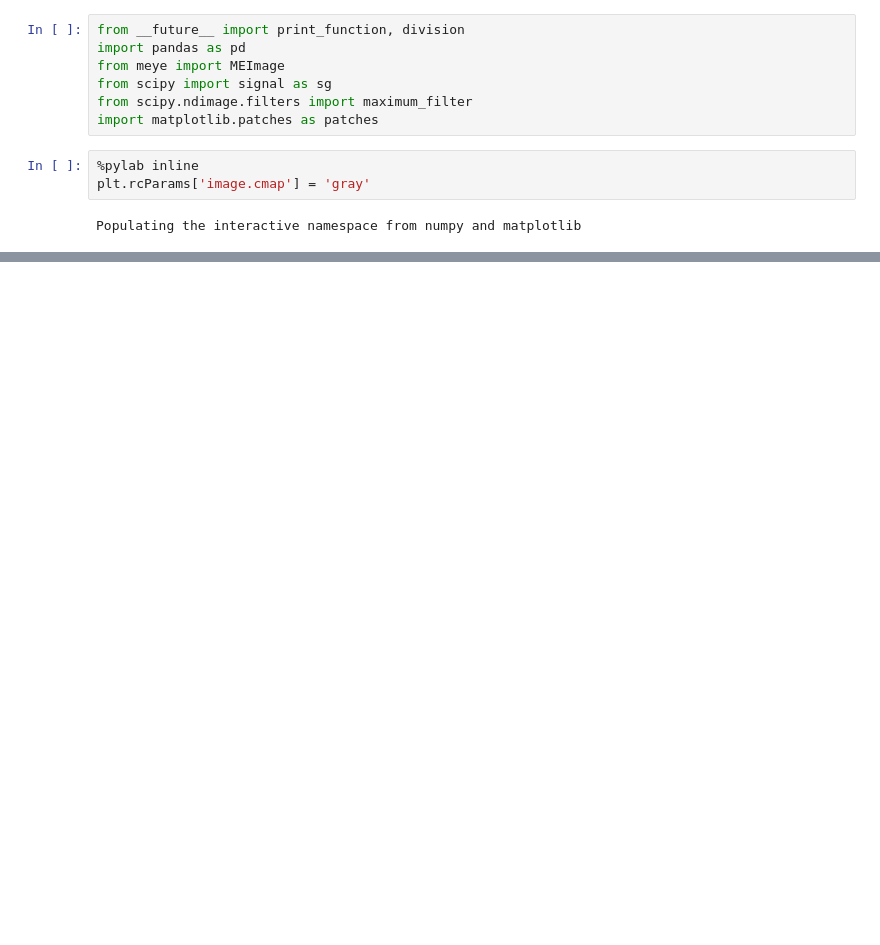
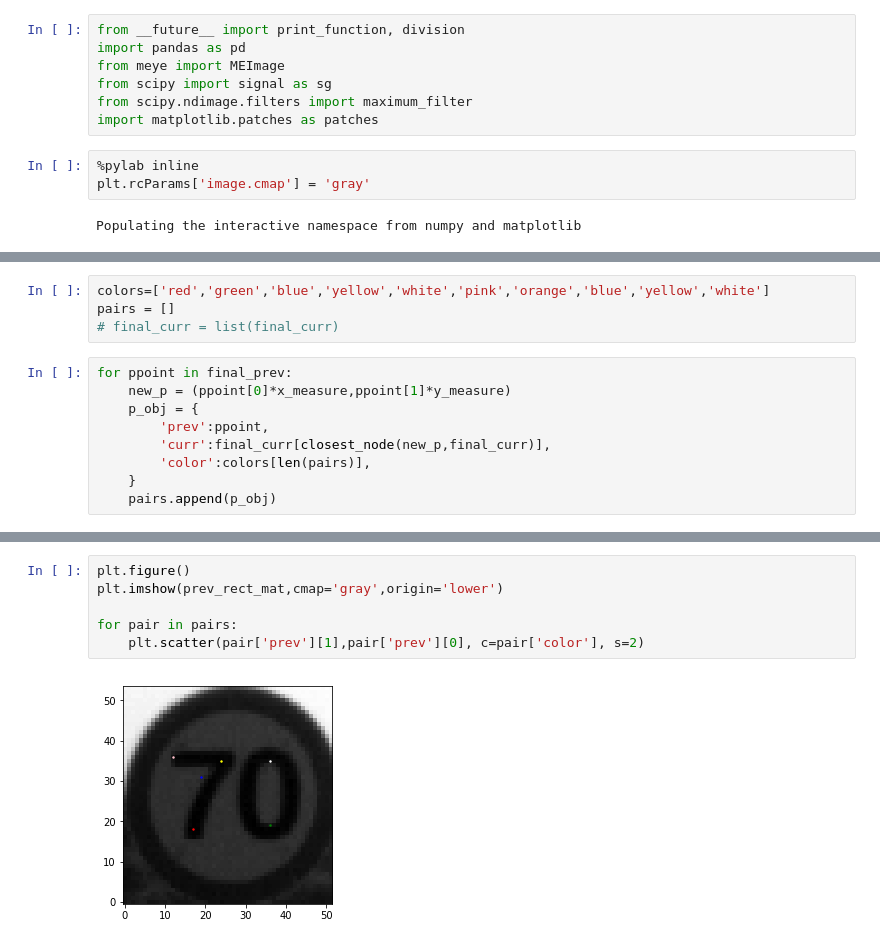
Before and after one commit to hodayamar/excellenteam-python-mobileye-distance-calculation, a Jupyter notebook: organized_algo.ipynb, the cells around one changed output, grey strips where cells are left out. Saved outputs shown, nothing was run; the diff lists cells and outputs as text; blank space fills up the shorter version.

```diff
--- a/organized_algo.ipynb
+++ b/organized_algo.ipynb
@@ -141,0 +223,13 @@ mask
+# %%
+colors=['red','green','blue','yellow','white','pink','orange','blue','yellow','white']
+pairs = []
+# final_curr = list(final_curr)
+# %%
+for ppoint in final_prev:
+    new_p = (ppoint[0]*x_measure,ppoint[1]*y_measure)
+    p_obj = {
+        'prev':ppoint,
+        'curr':final_curr[closest_node(new_p,final_curr)],
+        'color':colors[len(pairs)],
+    }
+    pairs.append(p_obj)
@@ -141,0 +244,8 @@ mask
+# %%
+plt.figure()
+plt.imshow(prev_rect_mat,cmap='gray',origin='lower')
+
+for pair in pairs:
+    plt.scatter(pair['prev'][1],pair['prev'][0], c=pair['color'], s=2)
+# %% [output]
+[figure, added]
```
Also changed, not shown: parts of 23 cells of this notebook, 1 other file.
